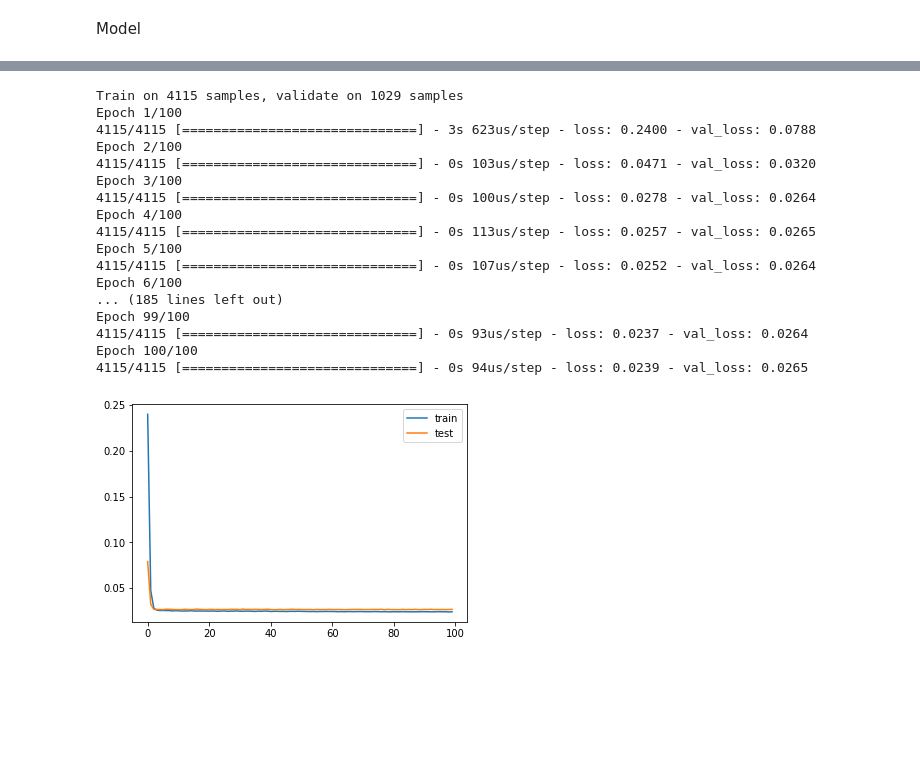
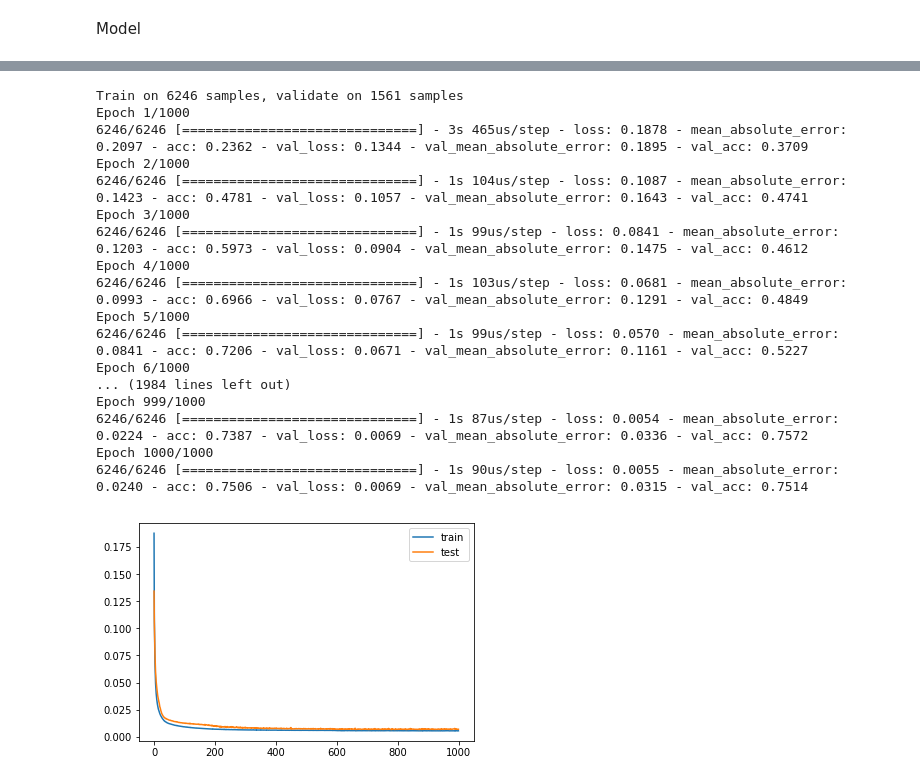
Before and after one commit to pmleffers/Customer_Behavior_Prediction, a Jupyter notebook: TA Feng Grocery.ipynb, the cells around one changed output, grey strips where cells are left out. Cells and saved outputs as stored; diff of their text form; code cells hidden in the pictures; blank space fills up the shorter version.

```diff
--- a/TA Feng Grocery.ipynb
+++ b/TA Feng Grocery.ipynb
@@ -949,5 +950,5 @@ y_set.tail()
 # %%
-X_set=X_set[['customer_id','Cluster','pin_code_int','age_int','frequency','recency','monetary']]#reduce Xset
+X_set=X_set[['customer_id','Cluster','pin_code_int','age_int','week_number','frequency','recency','monetary']]#reduce Xset
 y_set=y_set[['customer_id','frequency','recency','monetary']]#reduce yset
 # %%
 X_set.to_pickle('X_set.pkl')
@@ -1024,8 +1034,10 @@ Original size: 5144
 # %%
-train_X=X_set[n_train_percent:,:-3]
-train_y=y_set[n_train_percent:,-3:]
-test_X=X_set[:n_train_percent, :-3]
-test_y=y_set[:n_train_percent, -3:]
+train_X=X_set[n_train_percent:,:]
+#train_y=y_set[n_train_percent:,-3:]
+train_y=y_set[n_train_percent:,:]
+test_X=X_set[:n_train_percent, :]
+#test_y=y_set[:n_train_percent, -3:]
+test_y=y_set[:n_train_percent, :]
 # %%
 train_X.shape,test_X.shape
 # %% [output]
@@ -1037,7 +1049,7 @@ train_y.shape,test_y.shape
 # %%
 scaler_y = MinMaxScaler(feature_range=(0, 1))
-rescaled_y_train = scaler_y.fit_transform(train_y)
-rescaled_y_test = scaler_y.fit_transform(test_y)
+train_y = scaler_y.fit_transform(train_y)
+test_y = scaler_y.fit_transform(test_y)
 # %%
 scaler_x = MinMaxScaler(feature_range=(0, 1))
 rescaled_x_train = scaler_x.fit_transform(train_X)
@@ -1055,13 +1067,11 @@ test_y (1029, 3)
 # %%
-epochs = 100
-learning_rate = 0.0001
+epochs = 1000
+learning_rate = 0.001
 model = Sequential()
-model.add(SimpleRNN(11,activation='relu',input_shape=(train_X.shape[1], train_X.shape[2])))
-model.add(Dense(121,kernel_initializer='random_uniform', kernel_regularizer=regularizers.l1(0.01)))
-# Add a dropout layer for previous hidden layer
-model.add(Dropout(0.5))
-model.add(Dense(3))
-model.compile(loss='mse', optimizer='adam')
+model.add(SimpleRNN(15,activation='relu',input_shape=(train_X.shape[1], train_X.shape[2])))
+model.add(Dense(250,kernel_initializer='random_uniform', activity_regularizer=regularizers.l1(0.0001)))
+model.add(Dense(11))
+model.compile(loss='mse', optimizer='adam', metrics=['mae', 'acc'])
 model.summary()
 # %% [output]
 _________________________________________________________________
@@ -1080,32 +1088,34 @@ Trainable params: 2,071
 Non-trainable params: 0
 _________________________________________________________________
 # %%
+# Define early_stopping_monitor
+#early_stopping_monitor = EarlyStopping(patience=50), callbacks=[early_stopping_monitor]
 # fit network
-history = model.fit(train_X, rescaled_y_train, epochs=epochs, batch_size=100, validation_data=(test_X, rescaled_y_test), verbose=1, shuffle=True)
+history = model.fit(train_X, train_y, epochs=epochs, batch_size=120, validation_data=(test_X, test_y), validation_split=0.3, verbose=1, shuffle=True)
 # plot history
 pyplot.plot(history.history['loss'], label='train')
 pyplot.plot(history.history['val_loss'], label='test')
 pyplot.legend()
 pyplot.show()
 # %% [output]
-Train on 4115 samples, validate on 1029 samples
-Epoch 1/100
-4115/4115 [==============================] - 3s 623us/step - loss: 0.2400 - val_loss: 0.0788
-Epoch 2/100
-4115/4115 [==============================] - 0s 103us/step - loss: 0.0471 - val_loss: 0.0320
-Epoch 3/100
-4115/4115 [==============================] - 0s 100us/step - loss: 0.0278 - val_loss: 0.0264
-Epoch 4/100
-4115/4115 [==============================] - 0s 113us/step - loss: 0.0257 - val_loss: 0.0265
-Epoch 5/100
-4115/4115 [==============================] - 0s 107us/step - loss: 0.0252 - val_loss: 0.0264
-Epoch 6/100
-... (185 lines left out)
-Epoch 99/100
-4115/4115 [==============================] - 0s 93us/step - loss: 0.0237 - val_loss: 0.0264
-Epoch 100/100
-4115/4115 [==============================] - 0s 94us/step - loss: 0.0239 - val_loss: 0.0265
+Train on 6246 samples, validate on 1561 samples
+Epoch 1/1000
+6246/6246 [==============================] - 3s 465us/step - loss: 0.1878 - mean_absolute_error: 0.2097 - acc: 0.2362 - val_loss: 0.1344 - val_mean_absolute_error: 0.1895 - val_acc: 0.3709
+Epoch 2/1000
+6246/6246 [==============================] - 1s 104us/step - loss: 0.1087 - mean_absolute_error: 0.1423 - acc: 0.4781 - val_loss: 0.1057 - val_mean_absolute_error: 0.1643 - val_acc: 0.4741
+Epoch 3/1000
+6246/6246 [==============================] - 1s 99us/step - loss: 0.0841 - mean_absolute_error: 0.1203 - acc: 0.5973 - val_loss: 0.0904 - val_mean_absolute_error: 0.1475 - val_acc: 0.4612
+Epoch 4/1000
+6246/6246 [==============================] - 1s 103us/step - loss: 0.0681 - mean_absolute_error: 0.0993 - acc: 0.6966 - val_loss: 0.0767 - val_mean_absolute_error: 0.1291 - val_acc: 0.4849
+Epoch 5/1000
+6246/6246 [==============================] - 1s 99us/step - loss: 0.0570 - mean_absolute_error: 0.0841 - acc: 0.7206 - val_loss: 0.0671 - val_mean_absolute_error: 0.1161 - val_acc: 0.5227
+Epoch 6/1000
+... (1984 lines left out)
+Epoch 999/1000
+6246/6246 [==============================] - 1s 87us/step - loss: 0.0054 - mean_absolute_error: 0.0224 - acc: 0.7387 - val_loss: 0.0069 - val_mean_absolute_error: 0.0336 - val_acc: 0.7572
+Epoch 1000/1000
+6246/6246 [==============================] - 1s 90us/step - loss: 0.0055 - mean_absolute_error: 0.0240 - acc: 0.7506 - val_loss: 0.0069 - val_mean_absolute_error: 0.0315 - val_acc: 0.7514
-[figure, old version]
+[figure, new version]
 # %%
 yhat = model.predict(test_X)
 yhat.shape
```
Also changed, not shown: parts of 22 cells of this notebook.
